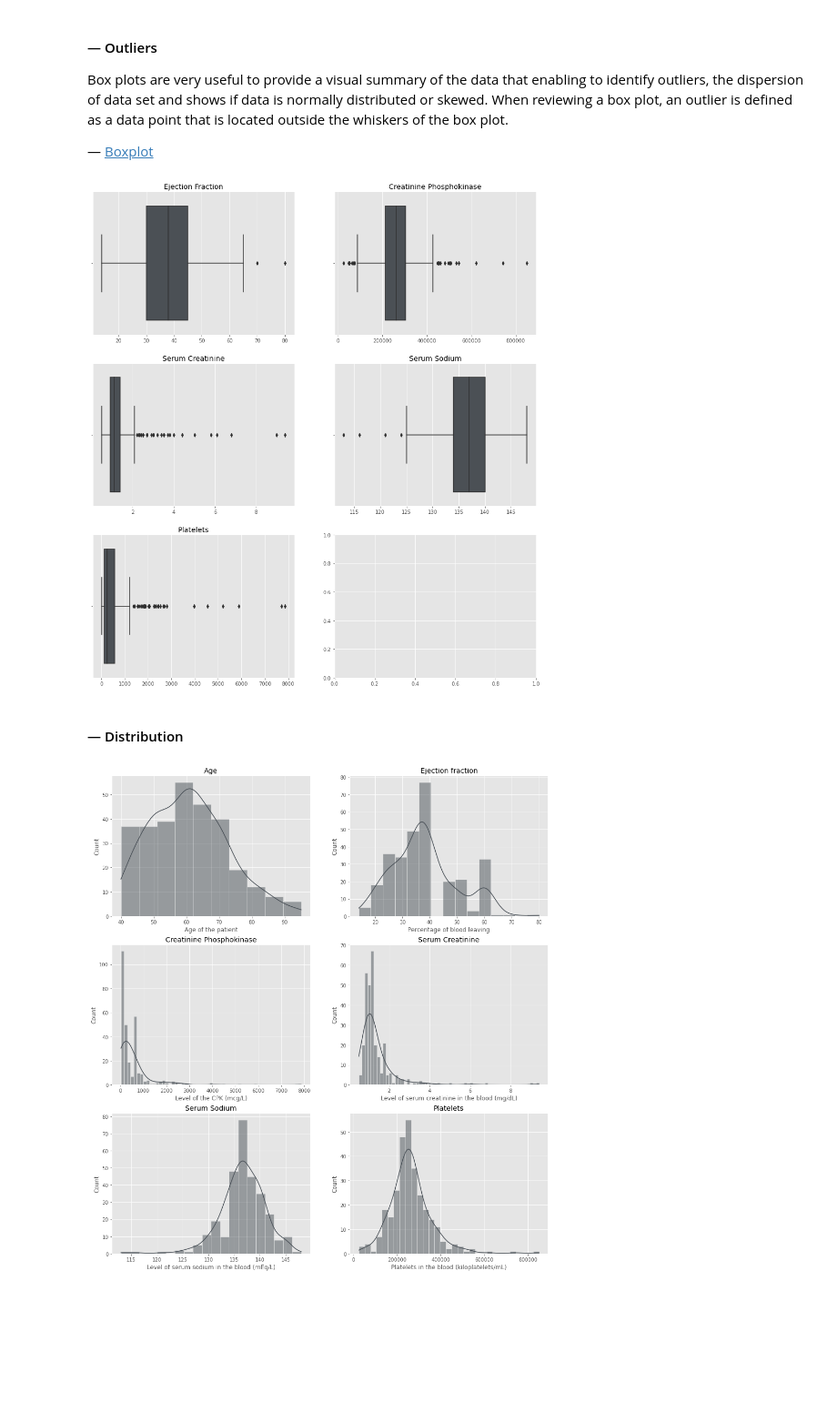
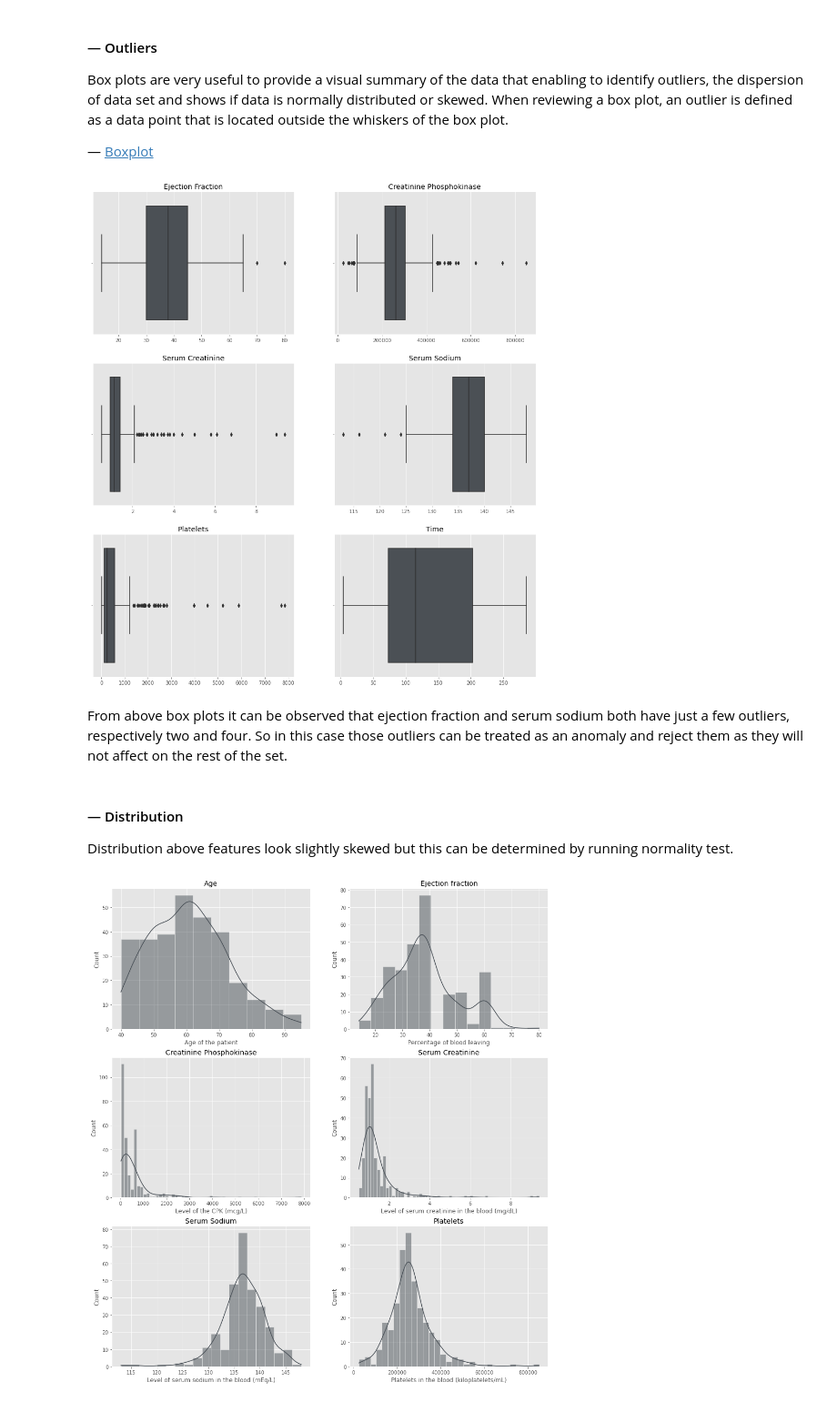
Before and after one commit to mizydorek/Programming-for-Data-Analysis-Project, a Jupyter notebook: project.ipynb, the cells around one changed output. Shown: that part at 91% size. Cells and saved outputs as stored; diff of their text form; code cells hidden in the pictures; blank space fills up the shorter version.

Commit message:
ran normality test to verify distribution of the features

```diff
--- a/project.ipynb
+++ b/project.ipynb
@@ -335,12 +344,17 @@ Box plots are very useful to provide a visual summary of the data that enabling
 # %%
 fig, axes = plt.subplots(3, 2, figsize=(16,18))
 sns.boxplot(data=df, x=df['ejection_fraction'], ax=axes[0,0]).set(title='Ejection Fraction', xlabel="");
 sns.boxplot(data=df, x=df['platelets'], ax=axes[0,1]).set(title='Creatinine Phosphokinase', xlabel="");
 sns.boxplot(data=df, x=df['serum_creatinine'], ax=axes[1,0]).set(title='Serum Creatinine', xlabel="");
 sns.boxplot(data=df, x=df['serum_sodium'], ax=axes[1,1]).set(title='Serum Sodium', xlabel="");
 sns.boxplot(data=df, x=df['creatinine_phosphokinase'], ax=axes[2,0]).set(title='Platelets', xlabel="");
+sns.boxplot(data=df, x=df['time'], ax=axes[2,1]).set(title='Time', xlabel="");
 # %% [output]
-[figure, old version]
+[figure, new version]
-# %% [markdown]
-#### — Distribution
+# %% [markdown]
+From above box plots it can be observed that ejection fraction and serum sodium both have just a few outliers, respectively two and four. So in this case those outliers can be treated as an anomaly and reject them as they will not affect on the rest of the set.
+# %% [markdown]
+#### — Distribution
+
+Distribution above features look slightly skewed but this can be determined by running normality test.
 # %%
```
Also changed, not shown: parts of 4 cells of this notebook.
